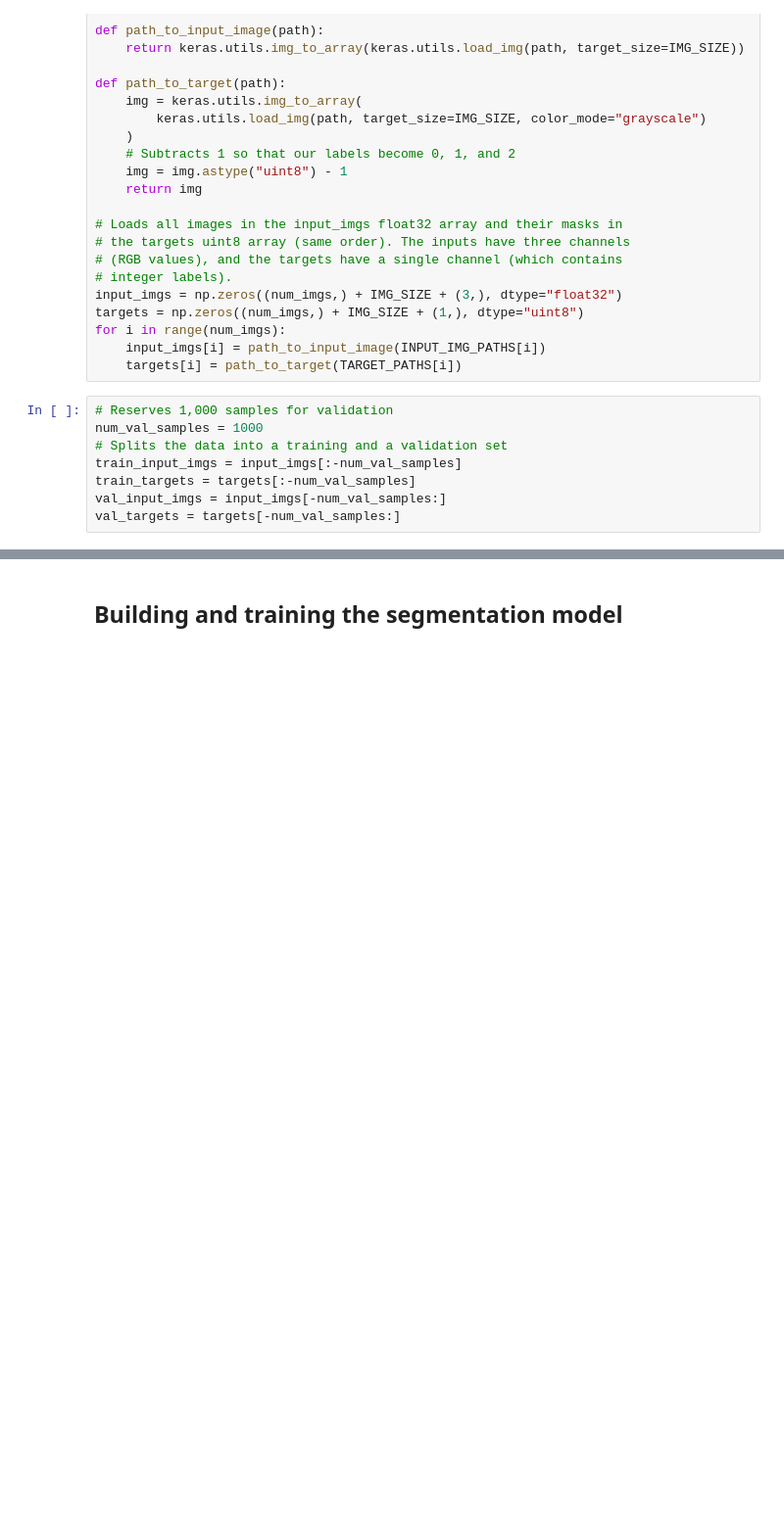
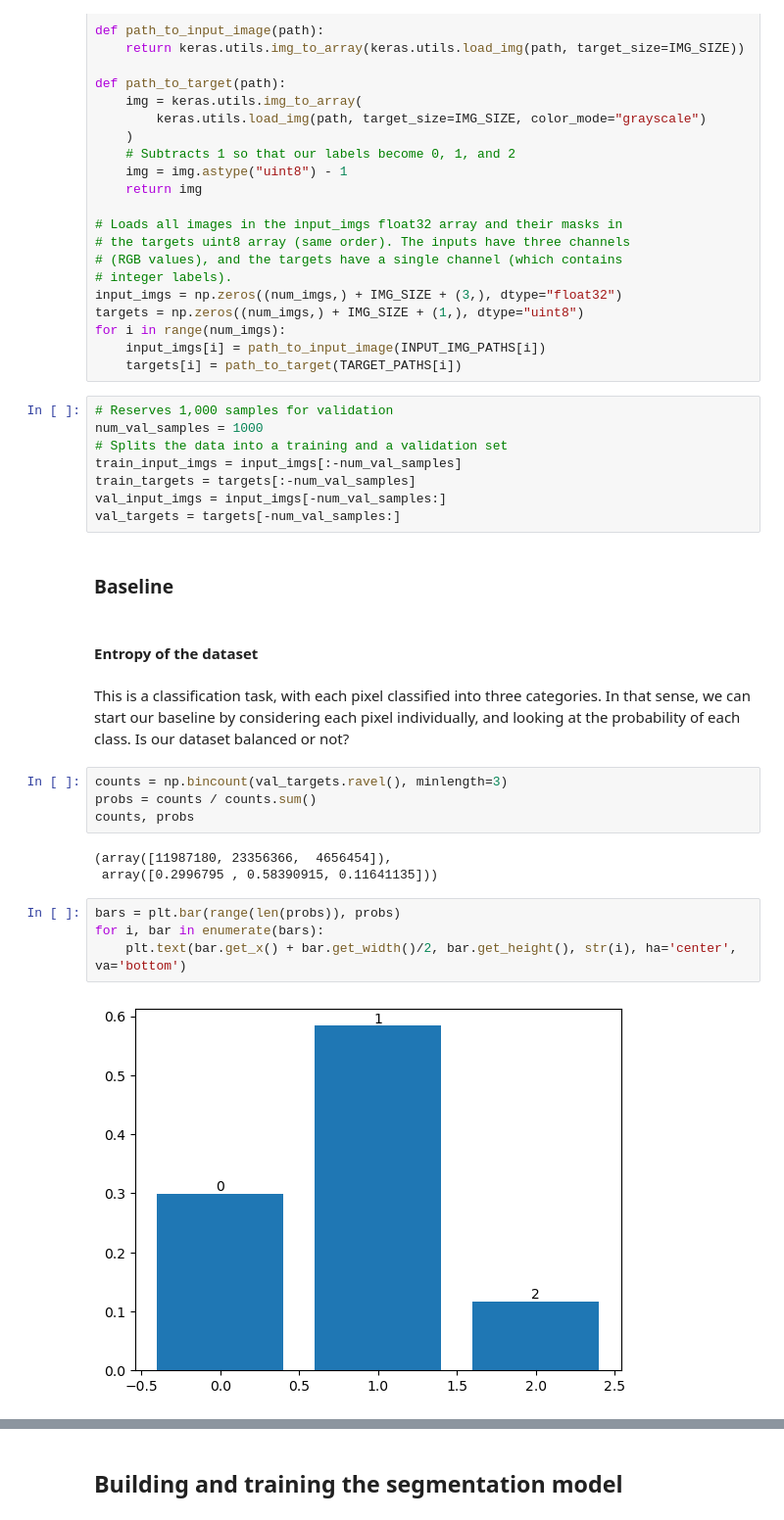
Before and after one commit to arsiliath/DLWP, a Jupyter notebook: lectures/06/chapter11_image-segmentation.ipynb, the cells around one changed output, grey strips where cells are left out. Shown at 98% size. Saved outputs shown, nothing was run; the diff lists cells and outputs as text; blank space fills up the shorter version.

```diff
--- a/lectures/06/chapter11_image-segmentation.ipynb
+++ b/lectures/06/chapter11_image-segmentation.ipynb
@@ -159,3 +150,22 @@ train_input_imgs = input_imgs[:-num_val_samples]
 train_targets = targets[:-num_val_samples]
 val_input_imgs = input_imgs[-num_val_samples:]
 val_targets = targets[-num_val_samples:]
+# %% [markdown]
+### Baseline
+# %% [markdown]
+#### Entropy of the dataset
+# %% [markdown]
+This is a classification task, with each pixel classified into three categories. In that sense, we can start our baseline by considering each pixel individually, and looking at the probability of each class. Is our dataset balanced or not?
+# %%
+counts = np.bincount(val_targets.ravel(), minlength=3)
+probs = counts / counts.sum()
+counts, probs
+# %% [output]
+(array([11987180, 23356366,  4656454]),
+ array([0.2996795 , 0.58390915, 0.11641135]))
+# %%
+bars = plt.bar(range(len(probs)), probs)
+for i, bar in enumerate(bars):
+    plt.text(bar.get_x() + bar.get_width()/2, bar.get_height(), str(i), ha='center', va='bottom')
+# %% [output]
+[figure, added]
```
Also changed, not shown: parts of 40 cells of this notebook.
